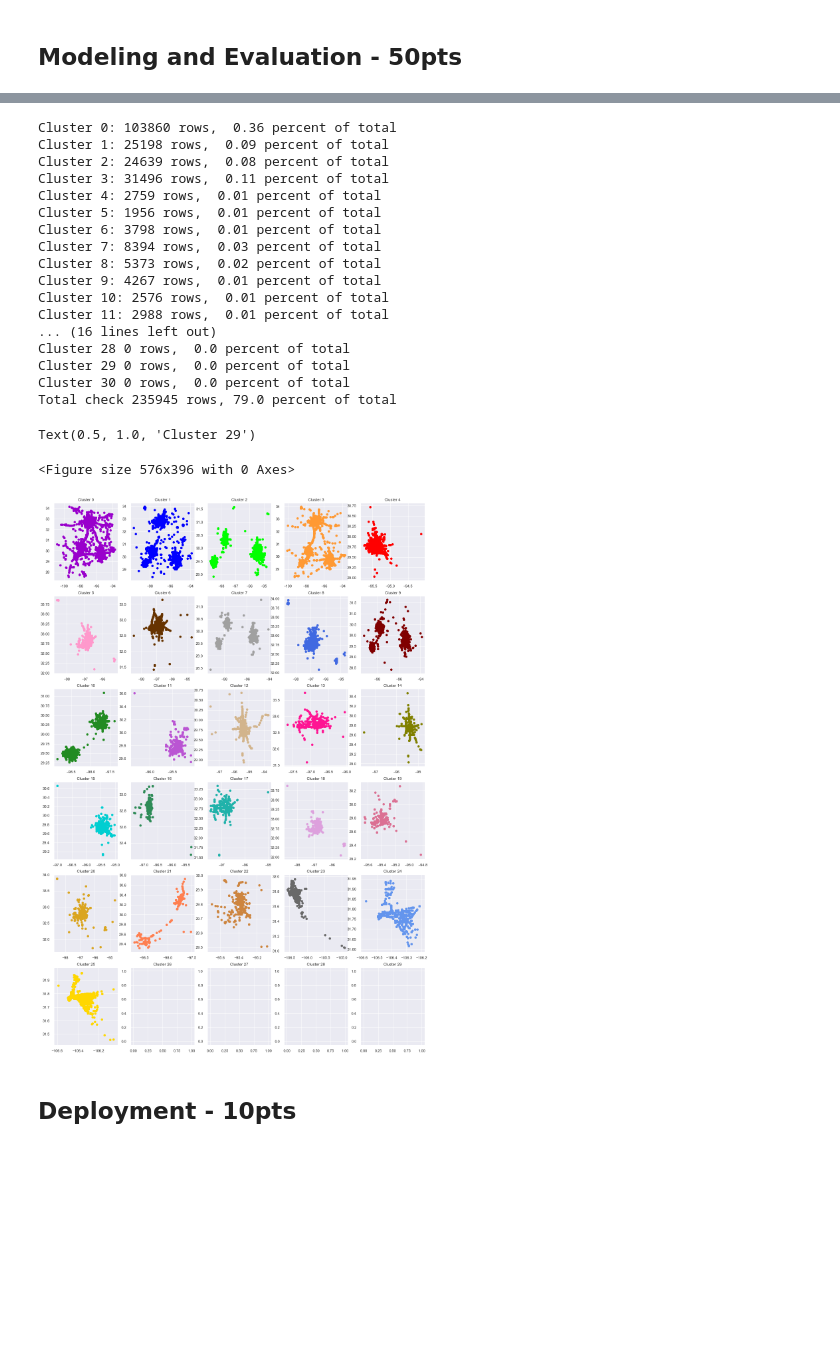
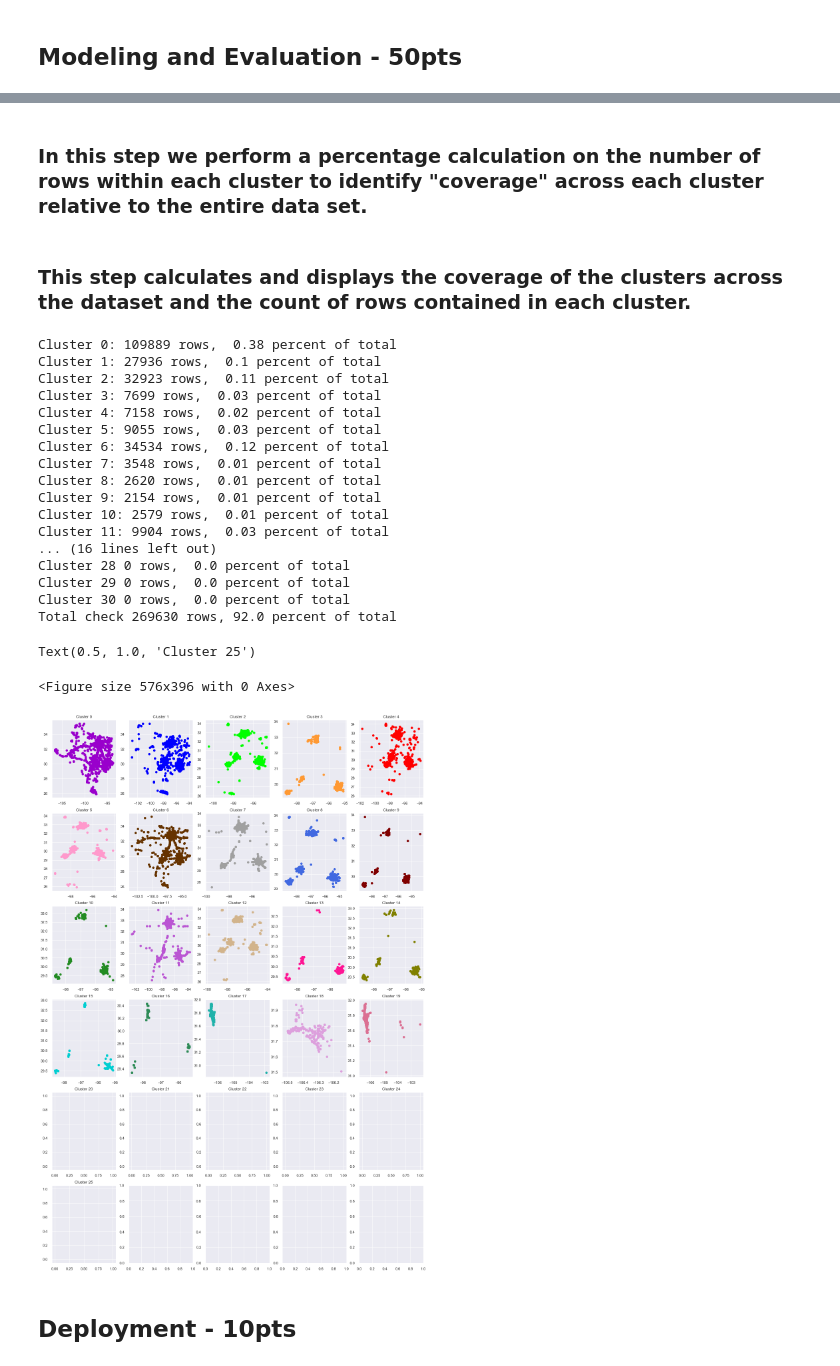
Before and after one commit to jbcroom/DS7331ProjectRepo, a Jupyter notebook: Project 3/JB_AR_BC_SO_Project_3_JB.ipynb, the cells around one changed output, grey strips where cells are left out. Saved outputs shown, nothing was run; the diff lists cells and outputs as text; code cells hidden in the pictures; blank space fills up the shorter version.

Commit message:
modified:   Project 3/.ipynb_checkpoints/JB_AR_BC_SO_Project_3_JB-checkpoint.ipynb 	modified:   Project 3/JB_AR_BC_SO_Project_3_JB.ipynb

```diff
--- a/Project 3/JB_AR_BC_SO_Project_3_JB.ipynb
+++ b/Project 3/JB_AR_BC_SO_Project_3_JB.ipynb
@@ -691,16 +691,13 @@ featuresList = ['Start_Lat','Start_Lng','Side','Temperature(F)',
 
 
 #filter down the dataframe to just the features needed. We'll create a new dataframe just to be safe
-df2 = df[featuresList]
+df3 = df[featuresList]
 # %%
 # transform categories into dummy numerics
 #cols_to_transform = ['Side','Sunrise_Sunset','Start_Weekday','Start_Month','Weather_Condition_Collapsed']
 cols_to_transform = ['Side','Sunrise_Sunset']
 
-df2 = pd.get_dummies(df2, columns = cols_to_transform)
-
-#check to make sure everything transformed
-df2.dtypes
+df3 = pd.get_dummies(df3, columns = cols_to_transform)
 # %% [output]
 Start_Lat               float64
 Start_Lng               float64
@@ -733,15 +761,14 @@ df2_reduce =  df2.copy()
 # %%
 # Change name of dataframe, eps, and min_samples here
-df3 = df2_reduce.copy()
-eps = 0.9 #0.8
-min_samples = 400 #500
 
-ss = StandardScaler()
-X = ss.fit_transform(df3)
+eps = 2.2
+min_samples = 400
 
 # if you transform, you have to remove iloc from scatter because it turns into an array
 # epsilon = size of the gap separating two clusters
 db = DBSCAN(eps=eps, min_samples=min_samples)
+#db = OPTICS(eps=eps, cluster_method="dbscan")
+
 db.fit(X)
 y_pred = db.fit_predict(X)
 pred_labels = db.labels_
@@ -796,6 +822,8 @@ cluster27_cnt = len(df3[pred_labels == 27])
 cluster28_cnt = len(df3[pred_labels == 28])
 cluster29_cnt = len(df3[pred_labels == 29])
 cluster30_cnt = len(df3[pred_labels == 30])
+# %% [markdown]
+### In this step we perform a percentage calculation on the number of rows within each cluster to identify "coverage" across each cluster relative to the entire data set.
 # %%
 # Create DBScan cluster percentiles
 cluster0_per = round(len(df3[pred_labels == 0])/len(df3),2)
@@ -829,6 +857,8 @@ cluster27_per = round(len(df3[pred_labels == 27])/len(df3),2)
 cluster28_per = round(len(df3[pred_labels == 28])/len(df3),2)
 cluster29_per = round(len(df3[pred_labels == 29])/len(df3),2)
 cluster30_per = round(len(df3[pred_labels == 30])/len(df3),2)
+# %% [markdown]
+### This step calculates and displays the coverage of the clusters across the dataset and the count of rows contained in each cluster.
 # %%
 # Create and display DBScan cluster results
 
@@ -870,23 +900,23 @@ print("Cluster 30", cluster30_cnt, "rows, ", cluster30_per, "percent of total")
 
 print("Total check", clusterAll_cnt, "rows,", clusterAll_per, "percent of total")
 # %% [output]
-Cluster 0: 103860 rows,  0.36 percent of total
-Cluster 1: 25198 rows,  0.09 percent of total
-Cluster 2: 24639 rows,  0.08 percent of total
-Cluster 3: 31496 rows,  0.11 percent of total
-Cluster 4: 2759 rows,  0.01 percent of total
-Cluster 5: 1956 rows,  0.01 percent of total
-Cluster 6: 3798 rows,  0.01 percent of total
-Cluster 7: 8394 rows,  0.03 percent of total
-Cluster 8: 5373 rows,  0.02 percent of total
-Cluster 9: 4267 rows,  0.01 percent of total
-Cluster 10: 2576 rows,  0.01 percent of total
-Cluster 11: 2988 rows,  0.01 percent of total
+Cluster 0: 109889 rows,  0.38 percent of total
+Cluster 1: 27936 rows,  0.1 percent of total
+Cluster 2: 32923 rows,  0.11 percent of total
+Cluster 3: 7699 rows,  0.03 percent of total
+Cluster 4: 7158 rows,  0.02 percent of total
+Cluster 5: 9055 rows,  0.03 percent of total
+Cluster 6: 34534 rows,  0.12 percent of total
+Cluster 7: 3548 rows,  0.01 percent of total
+Cluster 8: 2620 rows,  0.01 percent of total
+Cluster 9: 2154 rows,  0.01 percent of total
+Cluster 10: 2579 rows,  0.01 percent of total
+Cluster 11: 9904 rows,  0.03 percent of total
 ... (16 lines left out)
 Cluster 28 0 rows,  0.0 percent of total
 Cluster 29 0 rows,  0.0 percent of total
 Cluster 30 0 rows,  0.0 percent of total
-Total check 235945 rows, 79.0 percent of total
+Total check 269630 rows, 92.0 percent of total
 # %%
 # Create DBScan cluster dataframes
 cluster0 = df3[pred_labels == 0]
@@ -990,43 +1020,43 @@ axes[3,4].scatter(cluster19.iloc[:, 1], cluster19.iloc[:,0], c='palevioletred')
 axes[3,4].set_title("Cluster 19")
 
 # row 5
 axes[4,0].scatter(cluster20.iloc[:, 1], cluster20.iloc[:,0], c='goldenrod')
 axes[4,0].set_title("Cluster 20")
 
 axes[4,1].scatter(cluster21.iloc[:, 1], cluster21.iloc[:,0], c='coral')
 axes[4,1].set_title("Cluster 21")
 
 axes[4,2].scatter(cluster22.iloc[:, 1], cluster22.iloc[:,0], c='peru')
 axes[4,2].set_title("Cluster 22")
 
 axes[4,3].scatter(cluster23.iloc[:, 1], cluster23.iloc[:,0], c='dimgray')
 axes[4,3].set_title("Cluster 23")
 
 axes[4,4].scatter(cluster24.iloc[:, 1], cluster24.iloc[:,0], c='cornflowerblue')
 axes[4,4].set_title("Cluster 24")
 
 # row 6
 axes[5,0].scatter(cluster25.iloc[:, 1], cluster25.iloc[:,0], c='gold')
 axes[5,0].set_title("Cluster 25")
 
-axes[5,1].scatter(cluster26.iloc[:, 1], cluster26.iloc[:,0], c='#ff0000')
-axes[5,1].set_title("Cluster 26")
+#axes[5,1].scatter(cluster26.iloc[:, 1], cluster26.iloc[:,0], c='#ff0000')
+#axes[5,1].set_title("Cluster 26")
 
-axes[5,2].scatter(cluster27.iloc[:, 1], cluster27.iloc[:,0], c='#ff0000')
-axes[5,2].set_title("Cluster 27")
+#axes[5,2].scatter(cluster27.iloc[:, 1], cluster27.iloc[:,0], c='#ff0000')
+#axes[5,2].set_title("Cluster 27")
 
-axes[5,3].scatter(cluster28.iloc[:, 1], cluster28.iloc[:,0], c='#ff0000')
-axes[5,3].set_title("Cluster 28")
+#axes[5,3].scatter(cluster28.iloc[:, 1], cluster28.iloc[:,0], c='#ff0000')
+#axes[5,3].set_title("Cluster 28")
 
-axes[5,4].scatter(cluster29.iloc[:, 1], cluster29.iloc[:,0], c='#ff0000')
-axes[5,4].set_title("Cluster 29")
+#axes[5,4].scatter(cluster29.iloc[:, 1], cluster29.iloc[:,0], c='#ff0000')
+#axes[5,4].set_title("Cluster 29")
 
 #axes[5,5].scatter(cluster30.iloc[:, 1], cluster30.iloc[:,0], c='#ff0000')
 #axes[5,5].set_title("Cluster 30")
 # %% [output]
-Text(0.5, 1.0, 'Cluster 29')
+Text(0.5, 1.0, 'Cluster 25')
 <Figure size 576x396 with 0 Axes>
-[figure, old version]
+[figure, new version]
 # %% [markdown]
 ## Deployment - 10pts
 # %% [markdown]
```
Also changed, not shown: parts of 10 cells of this notebook.
